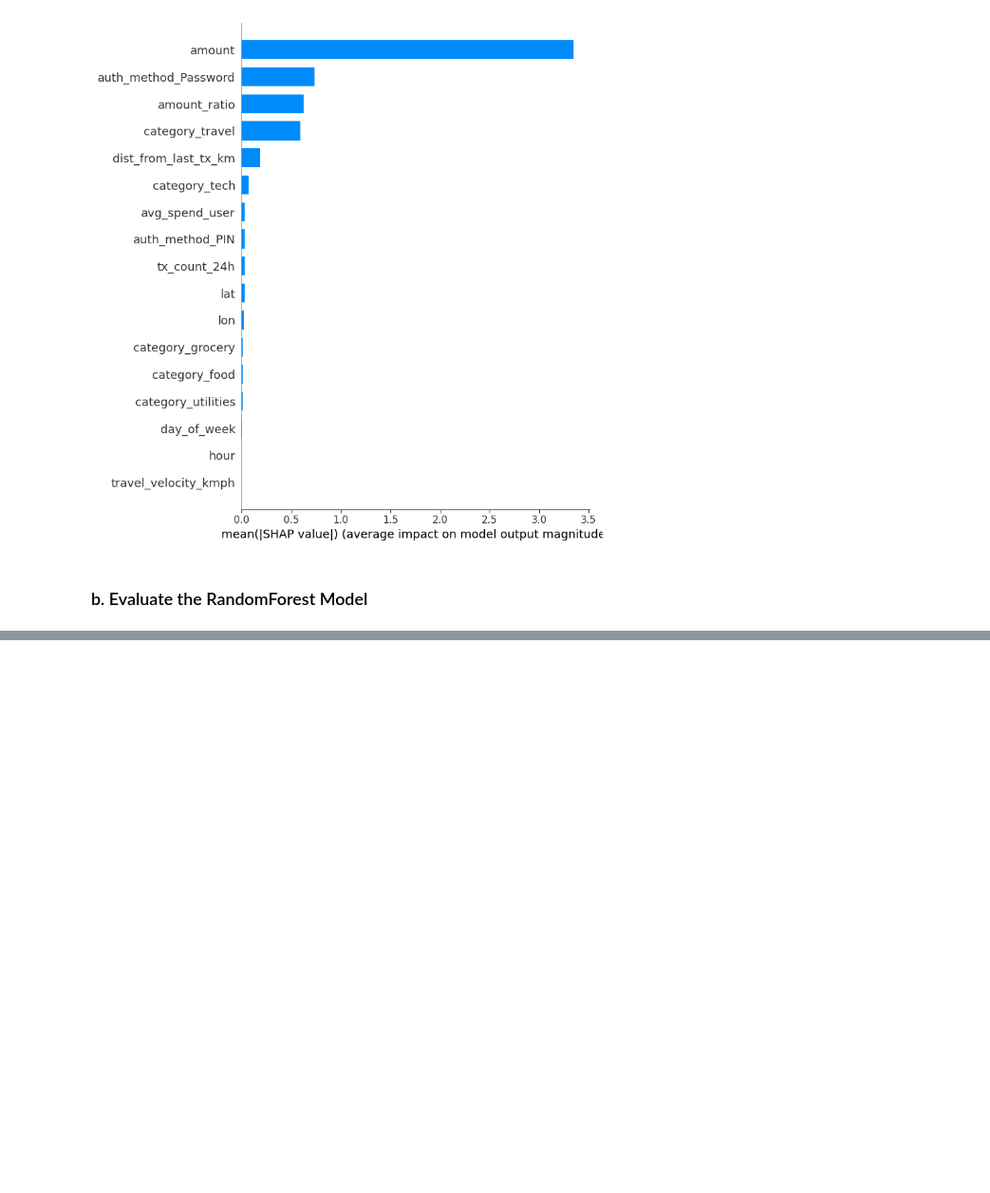
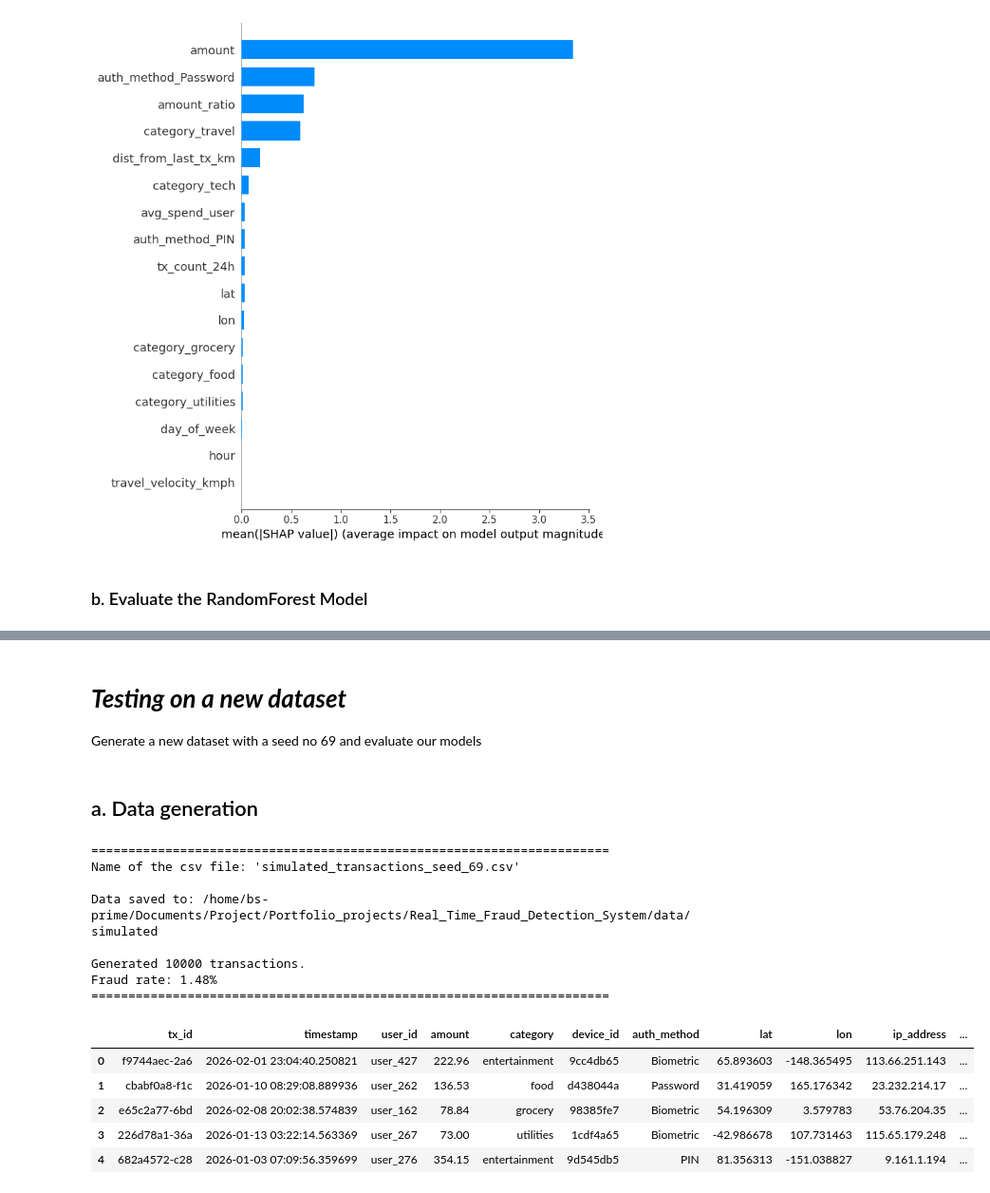
Before and after one commit to BS-prime/Real-Time-Fraud-Detection-System, a Jupyter notebook: notebooks/model_training_and_evaluation.ipynb, the cells around one changed output, grey strips where cells are left out. Shown at 95% size. Drawn from its saved outputs; the diff is of its cells as text; code cells hidden in the pictures; blank space fills up the shorter version.

```diff
--- a/notebooks/model_training_and_evaluation.ipynb
+++ b/notebooks/model_training_and_evaluation.ipynb
@@ -188,0 +191,28 @@ weighted avg       1.00      1.00      1.00      2000
+# %% [markdown]
+# ***Testing on a new dataset***
+
+Generate a new dataset with a seed no 69 and evaluate our models
+# %% [markdown]
+## a. Data generation
+# %%
+from fraud_detection import generate_transactions_data
+
+df_new = generate_transactions_data(
+    seed=69
+)
+df_new.head()
+# %% [output]
+======================================================================
+Name of the csv file: 'simulated_transactions_seed_69.csv'
+
+Data saved to: /home/bs-prime/Documents/Project/Portfolio_projects/Real_Time_Fraud_Detection_System/data/simulated
+
+Generated 10000 transactions.
+Fraud rate: 1.48%
+======================================================================
+|  | tx_id | timestamp | user_id | amount | category | device_id | auth_method | lat | lon | ip_address | ... |
+| 0 | f9744aec-2a6 | 2026-02-01 23:04:40.250821 | user_427 | 222.96 | entertainment | 9cc4db65 | Biometric | 65.893603 | -148.365495 | 113.66.251.143 | ... |
+| 1 | cbabf0a8-f1c | 2026-01-10 08:29:08.889936 | user_262 | 136.53 | food | d438044a | Password | 31.419059 | 165.176342 | 23.232.214.17 | ... |
+| 2 | e65c2a77-6bd | 2026-02-08 20:02:38.574839 | user_162 | 78.84 | grocery | 98385fe7 | Biometric | 54.196309 | 3.579783 | 53.76.204.35 | ... |
+| 3 | 226d78a1-36a | 2026-01-13 03:22:14.563369 | user_267 | 73.00 | utilities | 1cdf4a65 | Biometric | -42.986678 | 107.731463 | 115.65.179.248 | ... |
+| 4 | 682a4572-c28 | 2026-01-03 07:09:56.359699 | user_276 | 354.15 | entertainment | 9d545db5 | PIN | 81.356313 | -151.038827 | 9.161.1.194 | ... |
```
Also changed, not shown: parts of 16 cells of this notebook, 12 other files.
